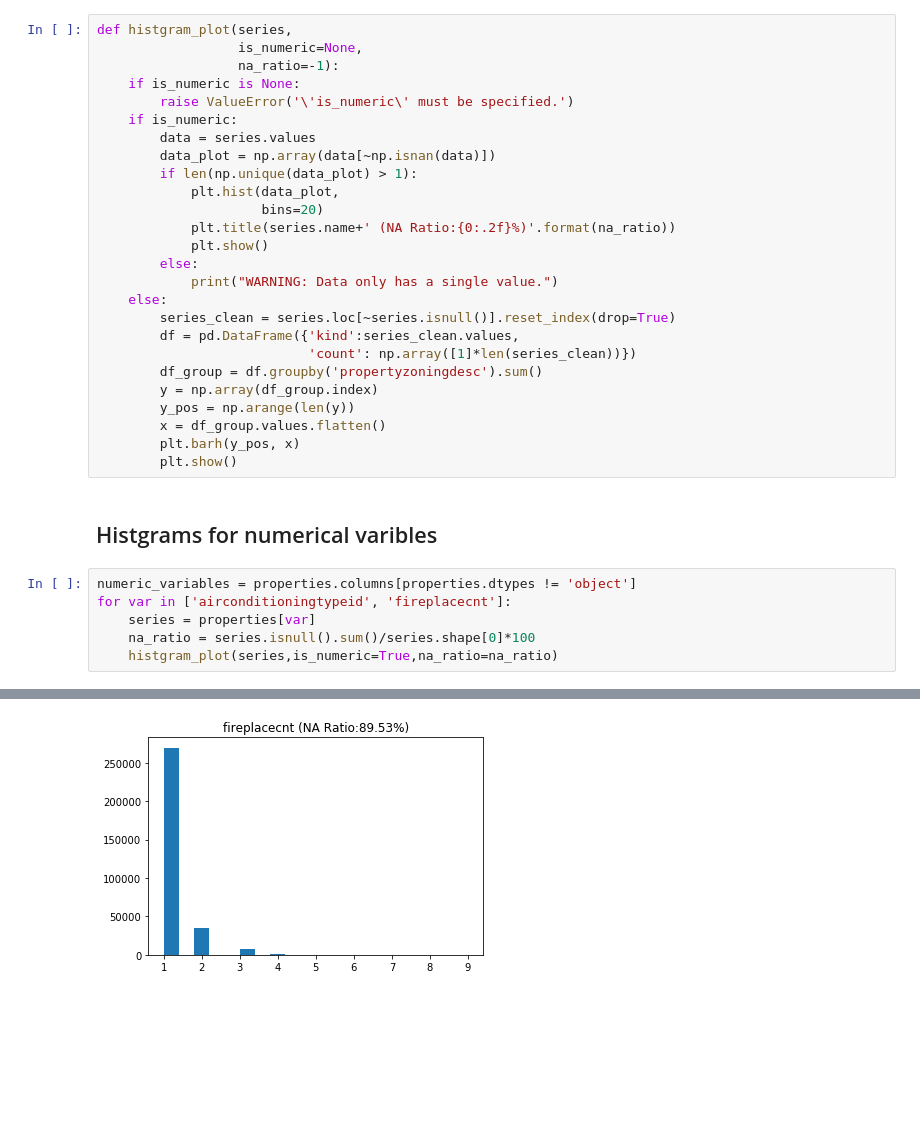
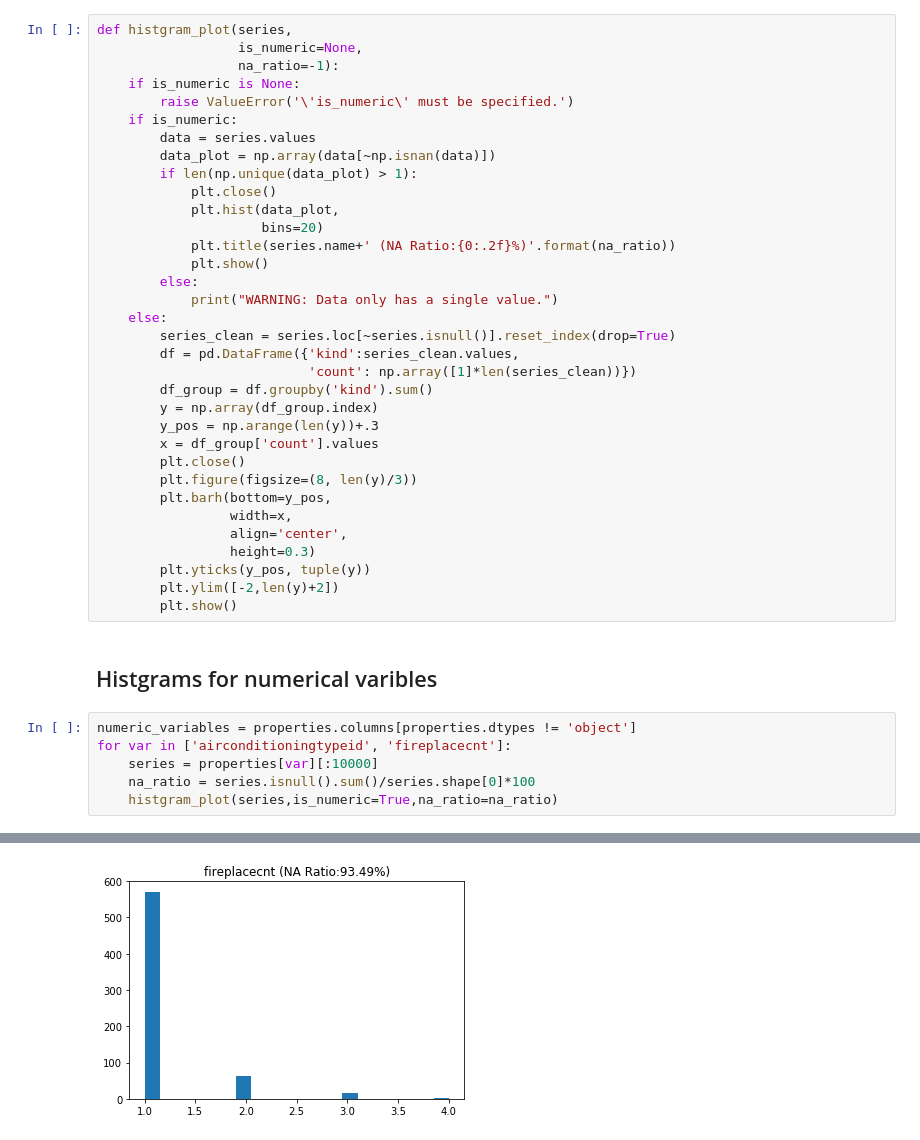
Before and after one commit to RedLiN5/ZillowPrice, a Jupyter notebook: EDA.ipynb, the cells around one changed output, grey strips where cells are left out. Drawn from its saved outputs; the diff is of its cells as text; blank space fills up the shorter version.

Commit message:
[Feature] Improve customized plot function

```diff
--- a/EDA.ipynb
+++ b/EDA.ipynb
@@ -66,6 +66,7 @@ def histgram_plot(series,
         data = series.values
         data_plot = np.array(data[~np.isnan(data)])
         if len(np.unique(data_plot) > 1):
+            plt.close()
             plt.hist(data_plot,
                      bins=20)
             plt.title(series.name+' (NA Ratio:{0:.2f}%)'.format(na_ratio))
@@ -76,18 +77,25 @@ def histgram_plot(series,
         series_clean = series.loc[~series.isnull()].reset_index(drop=True)
         df = pd.DataFrame({'kind':series_clean.values,
                            'count': np.array([1]*len(series_clean))})
-        df_group = df.groupby('propertyzoningdesc').sum()
+        df_group = df.groupby('kind').sum()
         y = np.array(df_group.index)
-        y_pos = np.arange(len(y))
-        x = df_group.values.flatten()
-        plt.barh(y_pos, x)
+        y_pos = np.arange(len(y))+.3
+        x = df_group['count'].values
+        plt.close()
+        plt.figure(figsize=(8, len(y)/3))
+        plt.barh(bottom=y_pos,
+                 width=x,
+                 align='center',
+                 height=0.3)
+        plt.yticks(y_pos, tuple(y))
+        plt.ylim([-2,len(y)+2])
         plt.show()
 # %% [markdown]
 ## Histgrams for numerical varibles
 # %%
 numeric_variables = properties.columns[properties.dtypes != 'object']
 for var in ['airconditioningtypeid', 'fireplacecnt']:
-    series = properties[var]
+    series = properties[var][:10000]
     na_ratio = series.isnull().sum()/series.shape[0]*100
     histgram_plot(series,is_numeric=True,na_ratio=na_ratio)
 # %% [output]
@@ -95 +103 @@ for var in ['airconditioningtypeid', 'fireplacecnt']:
-[figure, old version]
+[figure, new version]
```
Also changed, not shown: parts of 3 cells of this notebook.
